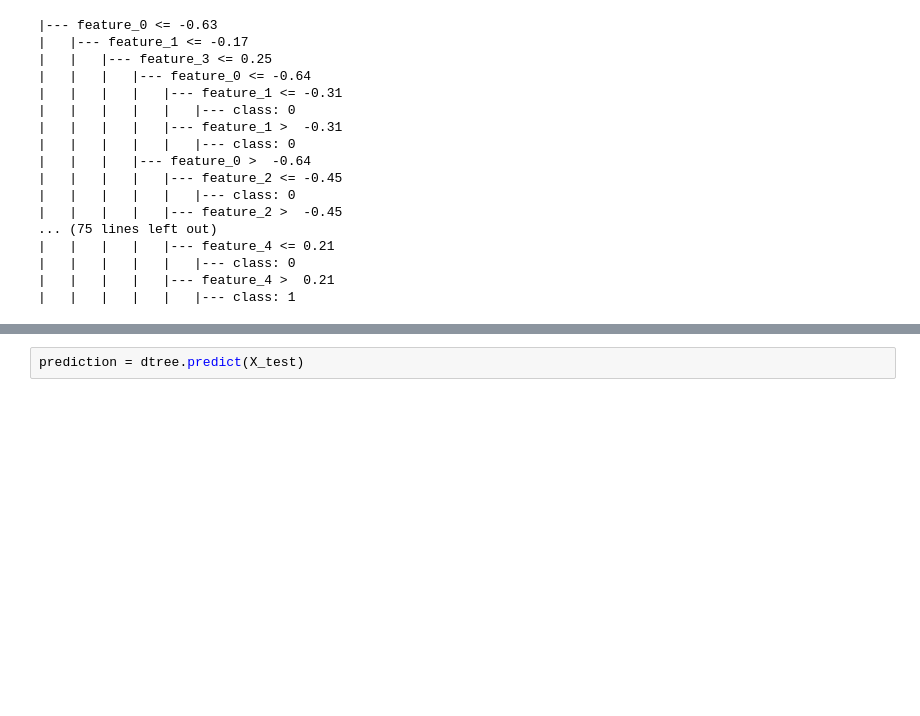
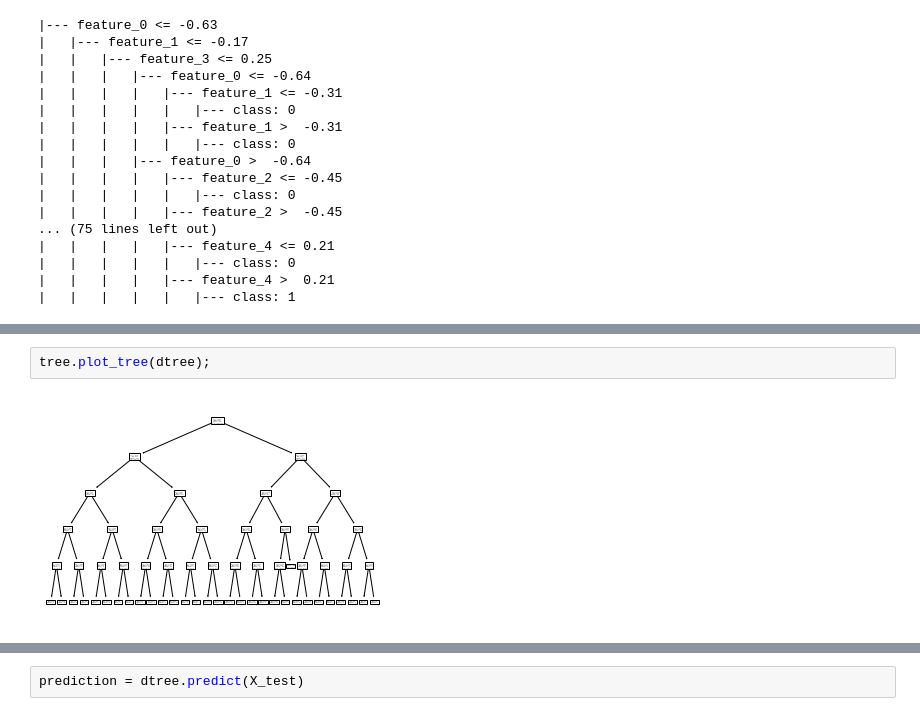
Before and after one commit to AshvinVignesh/Spam-Mail-Detection, a Jupyter notebook: SPAM_MAIL_CW_(DecisionTree).ipynb, the cells around one changed output, grey strips where cells are left out. Cells and saved outputs as stored; diff of their text form; blank space fills up the shorter version.

```diff
--- a/SPAM_MAIL_CW_(DecisionTree).ipynb
+++ b/SPAM_MAIL_CW_(DecisionTree).ipynb
@@ -160,0 +152,4 @@ KeyError: ignored
+# %%
+tree.plot_tree(dtree);
+# %% [output]
+[figure, added]
```
Also changed, not shown: parts of 2 cells of this notebook.
